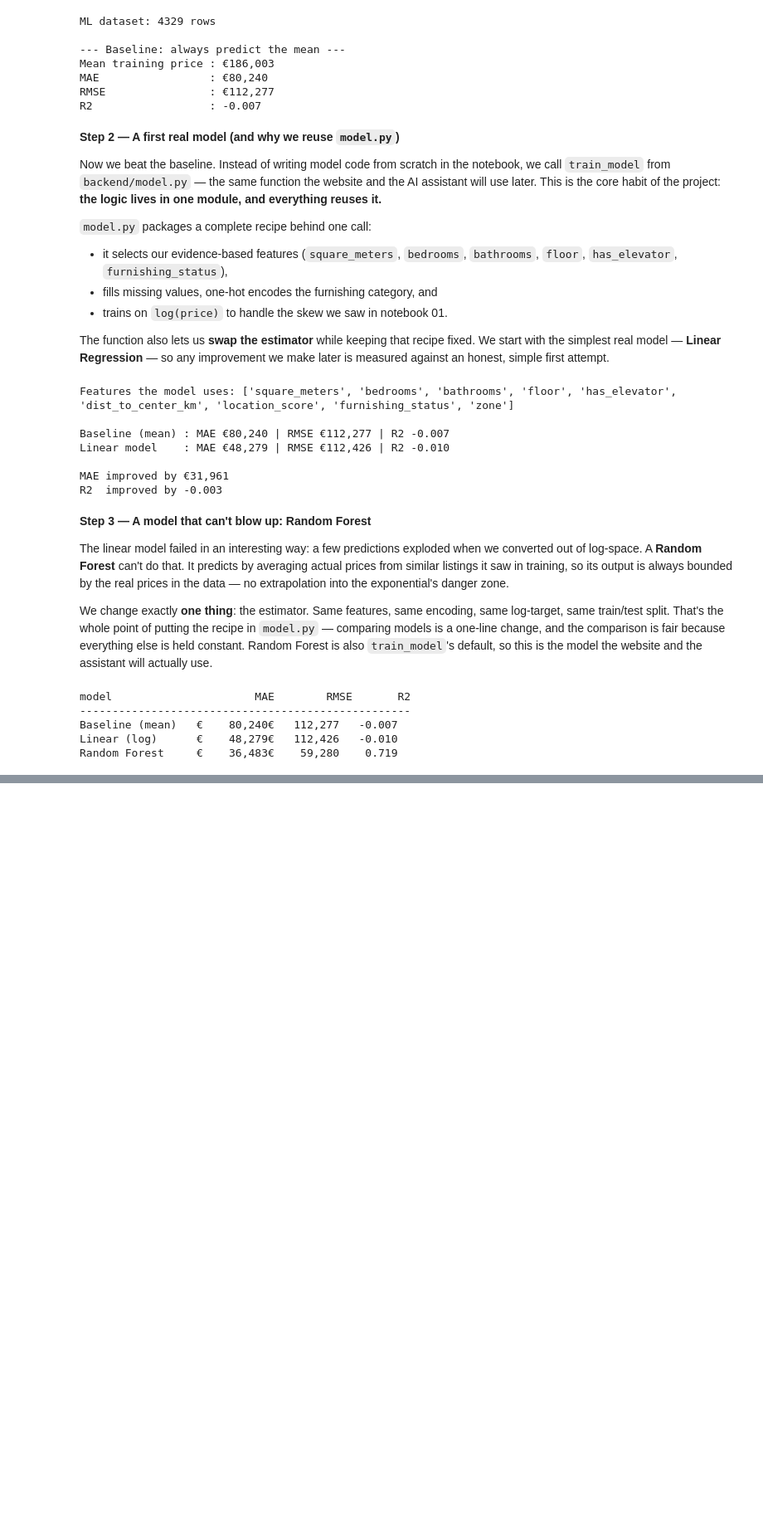
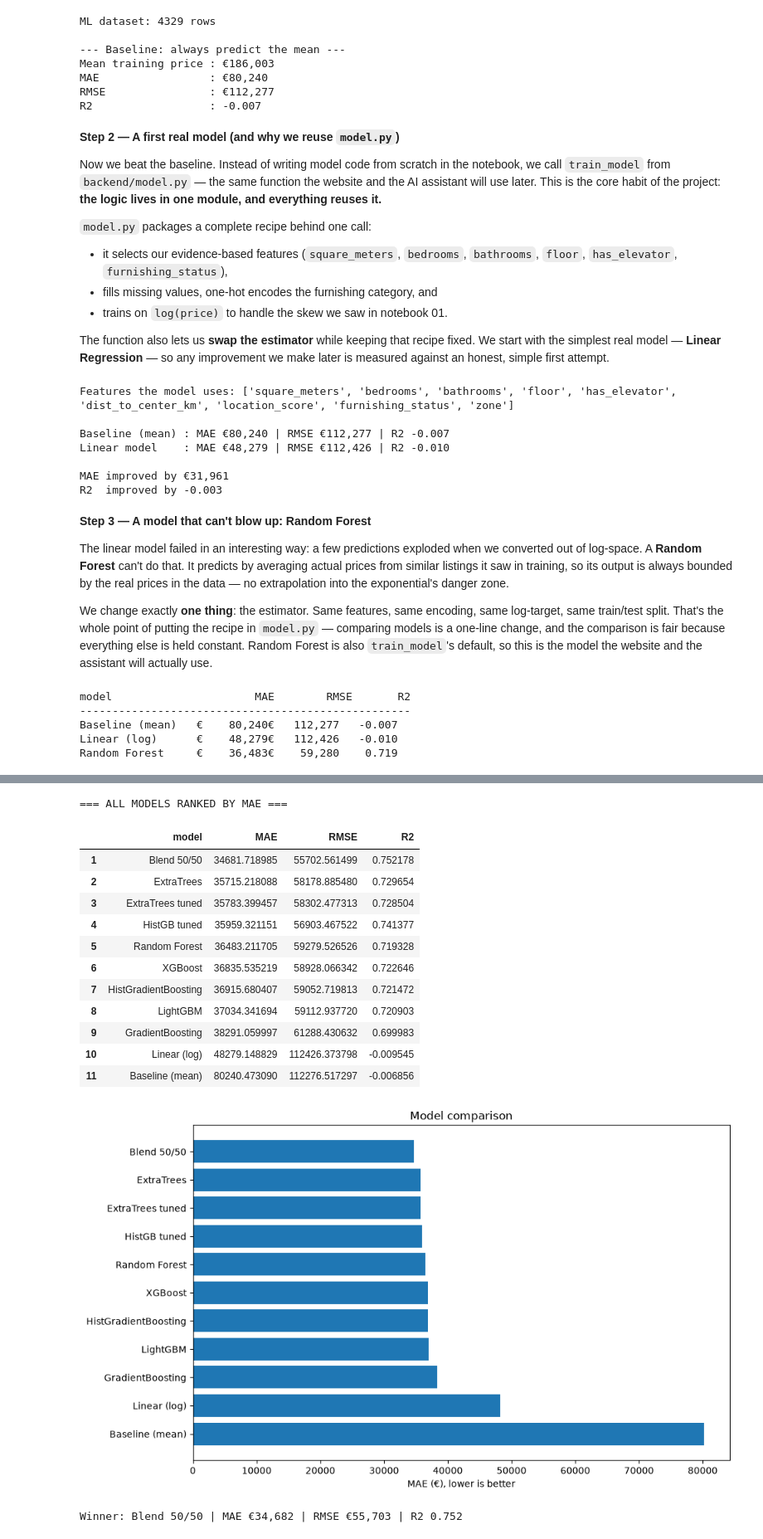
Before and after one commit to saraaaa878878/project-tirana-deal-finder, a Jupyter notebook: notebooks/02_modeling.ipynb, the cells around one changed output, grey strips where cells are left out. Shown at 83% size. Cells and saved outputs as stored; diff of their text form; code cells hidden in the pictures; blank space fills up the shorter version.

```diff
--- a/notebooks/02_modeling.ipynb
+++ b/notebooks/02_modeling.ipynb
@@ -144 +152,81 @@ Random Forest     €    36,483€    59,280    0.719
+# %%
+import numpy as np,pandas as pd,matplotlib.pyplot as plt
+from sklearn.ensemble import GradientBoostingRegressor,ExtraTreesRegressor,HistGradientBoostingRegressor
+from sklearn.metrics import mean_absolute_error,mean_squared_error,r2_score
+from sklearn.model_selection import train_test_split
+from xgboost import XGBRegressor
+from lightgbm import LGBMRegressor
+from backend import model
+
+candidates={
+    "GradientBoosting":GradientBoostingRegressor(n_estimators=500,max_depth=3,learning_rate=.03,subsample=.8,random_state=42),
+    "ExtraTrees":ExtraTreesRegressor(n_estimators=400,random_state=42,n_jobs=-1),
+    "HistGradientBoosting":HistGradientBoostingRegressor(max_iter=400,learning_rate=.05,max_depth=6,random_state=42),
+    "XGBoost":XGBRegressor(n_estimators=500,max_depth=5,learning_rate=.03,subsample=.8,colsample_bytree=.8,random_state=42),
+    "LightGBM":LGBMRegressor(n_estimators=500,max_depth=6,learning_rate=.03,subsample=.8,colsample_bytree=.8,random_state=42,verbose=-1)
+}
+
+rows=[]
+for name,estimator in candidates.items():
+    fitted,metrics=model.train_model(ml_df,estimator=estimator)
+    rows.append({"model":name,"MAE":metrics["MAE"],"RMSE":metrics["RMSE"],"R2":metrics["R2"]})
+
+X=model.build_features(ml_df)
+y=ml_df[model.TARGET].astype("float64")
+X_train,X_test,y_train,y_test=train_test_split(X,y,test_size=.2,random_state=42)
+
+et=model._build_pipeline(ExtraTreesRegressor(n_estimators=800,min_samples_leaf=1,max_features=.6,max_depth=None,random_state=42,n_jobs=-1),use_log_target=True)
+hgb=model._build_pipeline(HistGradientBoostingRegressor(max_iter=800,max_depth=None,learning_rate=.02,l2_regularization=1,random_state=42),use_log_target=True)
+
+et.fit(X_train,y_train)
+hgb.fit(X_train,y_train)
+et_pred=et.predict(X_test)
+hgb_pred=hgb.predict(X_test)
+blend_pred=(et_pred+hgb_pred)/2
+
+def add_result(name,pred):
+    rows.append({"model":name,"MAE":mean_absolute_error(y_test,pred),"RMSE":mean_squared_error(y_test,pred)**.5,"R2":r2_score(y_test,pred)})
+
+add_result("ExtraTrees tuned",et_pred)
+add_result("HistGB tuned",hgb_pred)
+add_result("Blend 50/50",blend_pred)
+
+rows+=[
+    {"model":"Baseline (mean)","MAE":baseline["MAE"],"RMSE":baseline["RMSE"],"R2":baseline["R2"]},
+    {"model":"Linear (log)","MAE":linear_metrics["MAE"],"RMSE":linear_metrics["RMSE"],"R2":linear_metrics["R2"]},
+    {"model":"Random Forest","MAE":rf_metrics["MAE"],"RMSE":rf_metrics["RMSE"],"R2":rf_metrics["R2"]}
+]
+
+comparison_df=pd.DataFrame(rows).sort_values("MAE").reset_index(drop=True)
+comparison_df.index=np.arange(1,len(comparison_df)+1)
+
+print("=== ALL MODELS RANKED BY MAE ===")
+display(comparison_df)
+
+plt.figure(figsize=(10,6))
+plt.barh(comparison_df["model"],comparison_df["MAE"])
+plt.xlabel("MAE (€), lower is better")
+plt.title("Model comparison")
+plt.gca().invert_yaxis()
+plt.tight_layout()
+plt.show()
+
+winner=comparison_df.iloc[0]
+print(f"Winner: {winner['model']} | MAE €{winner['MAE']:,.0f} | RMSE €{winner['RMSE']:,.0f} | R2 {winner['R2']:.3f}")
+# %% [output]
+=== ALL MODELS RANKED BY MAE ===
+|  | model | MAE | RMSE | R2 |
+| 1 | Blend 50/50 | 34681.718985 | 55702.561499 | 0.752178 |
+| 2 | ExtraTrees | 35715.218088 | 58178.885480 | 0.729654 |
+| 3 | ExtraTrees tuned | 35783.399457 | 58302.477313 | 0.728504 |
+| 4 | HistGB tuned | 35959.321151 | 56903.467522 | 0.741377 |
+| 5 | Random Forest | 36483.211705 | 59279.526526 | 0.719328 |
+| 6 | XGBoost | 36835.535219 | 58928.066342 | 0.722646 |
+| 7 | HistGradientBoosting | 36915.680407 | 59052.719813 | 0.721472 |
+| 8 | LightGBM | 37034.341694 | 59112.937720 | 0.720903 |
+| 9 | GradientBoosting | 38291.059997 | 61288.430632 | 0.699983 |
+| 10 | Linear (log) | 48279.148829 | 112426.373798 | -0.009545 |
+| 11 | Baseline (mean) | 80240.473090 | 112276.517297 | -0.006856 |
+[figure, added]
+Winner: Blend 50/50 | MAE €34,682 | RMSE €55,703 | R2 0.752
 # %% [markdown]
```
Also changed, not shown: parts of 7 cells of this notebook.
